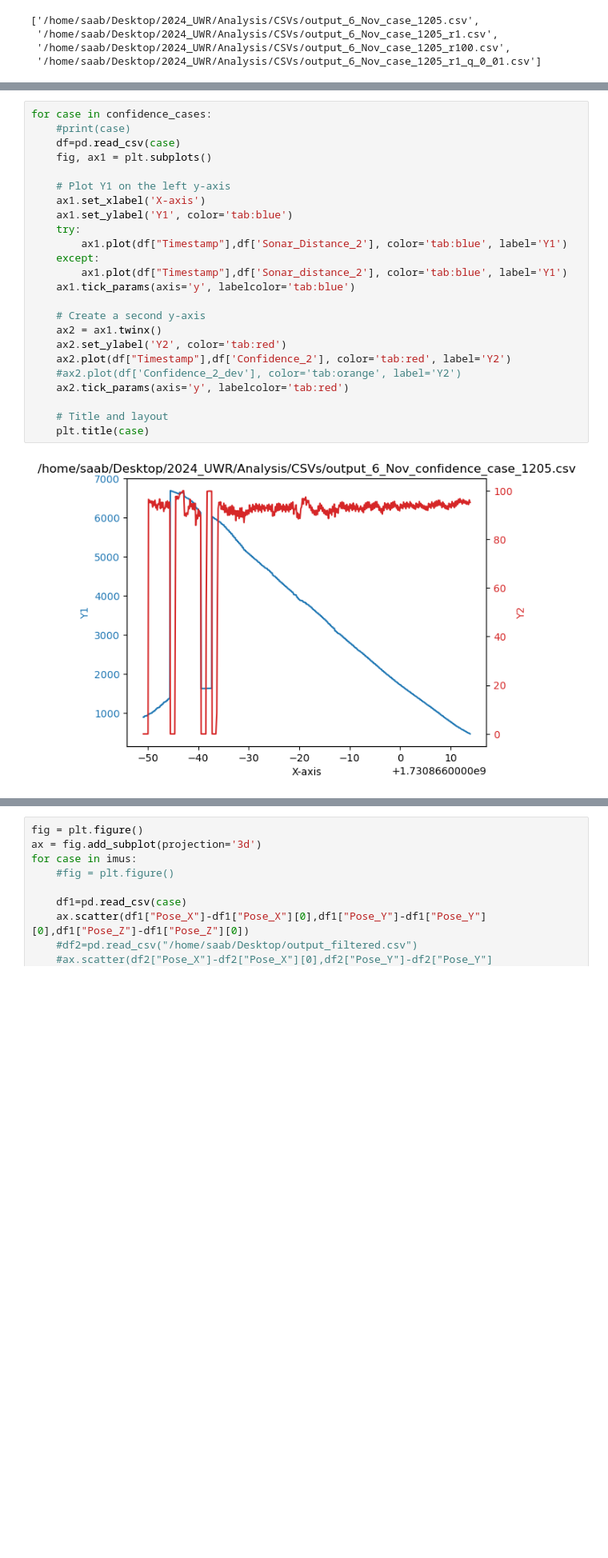
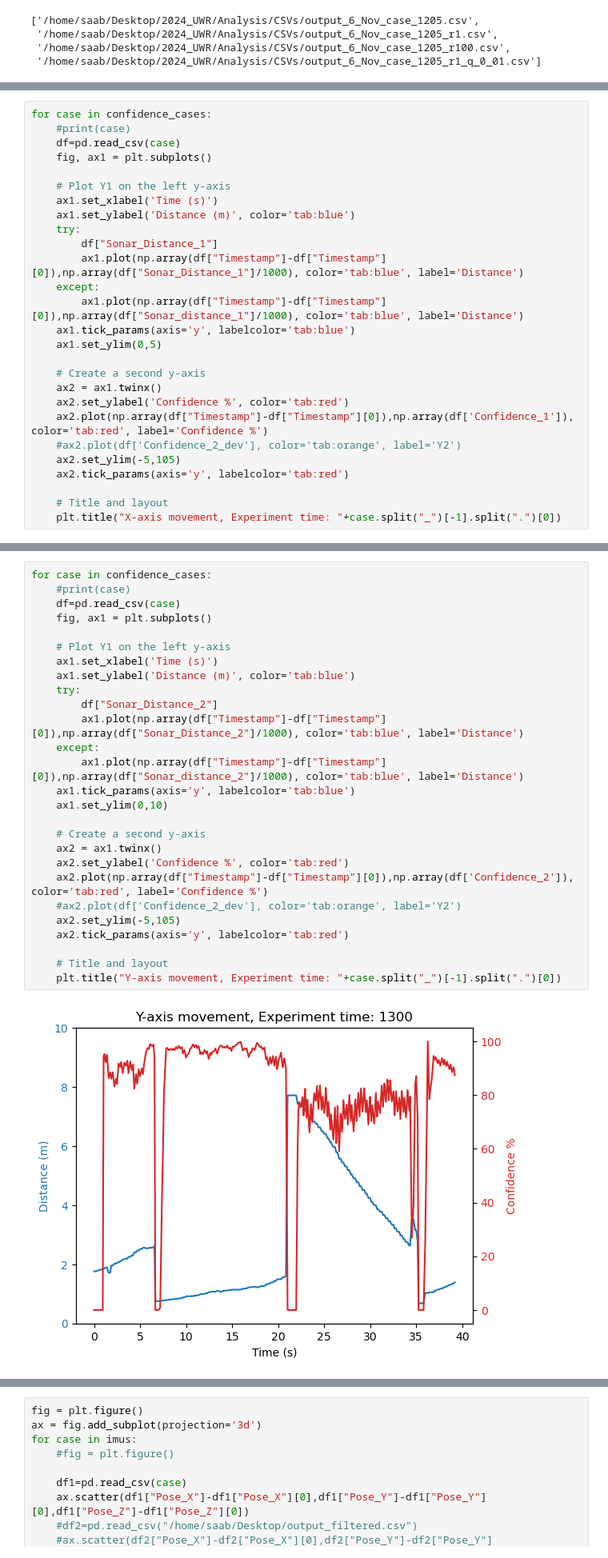
Before and after one commit to SAAB-NTU/2024_UWR, a Jupyter notebook: Analysis/graphs.ipynb, the cells around one changed output, grey strips where cells are left out. Shown at 80% size. Drawn from its saved outputs; the diff is of its cells as text; blank space fills up the shorter version.

```diff
--- a/Analysis/graphs.ipynb
+++ b/Analysis/graphs.ipynb
@@ -200,0 +194,27 @@ df
+# %%
+for case in confidence_cases:
+    #print(case)
+    df=pd.read_csv(case)
+    fig, ax1 = plt.subplots()
+
+    # Plot Y1 on the left y-axis
+    ax1.set_xlabel('Time (s)')
+    ax1.set_ylabel('Distance (m)', color='tab:blue')
+    try:
+        df["Sonar_Distance_1"]
+        ax1.plot(np.array(df["Timestamp"]-df["Timestamp"][0]),np.array(df["Sonar_Distance_1"]/1000), color='tab:blue', label='Distance')
+    except:
+        ax1.plot(np.array(df["Timestamp"]-df["Timestamp"][0]),np.array(df["Sonar_distance_1"]/1000), color='tab:blue', label='Distance')
+    ax1.tick_params(axis='y', labelcolor='tab:blue')
+    ax1.set_ylim(0,5)
+
+    # Create a second y-axis
+    ax2 = ax1.twinx()
+    ax2.set_ylabel('Confidence %', color='tab:red')
+    ax2.plot(np.array(df["Timestamp"]-df["Timestamp"][0]),np.array(df['Confidence_1']), color='tab:red', label='Confidence %')
+    #ax2.plot(df['Confidence_2_dev'], color='tab:orange', label='Y2')
+    ax2.set_ylim(-5,105)
+    ax2.tick_params(axis='y', labelcolor='tab:red')
+
+    # Title and layout
+    plt.title("X-axis movement, Experiment time: "+case.split("_")[-1].split(".")[0])
@@ -201,26 +228,29 @@ df
 # %%
 for case in confidence_cases:
     #print(case)
     df=pd.read_csv(case)
     fig, ax1 = plt.subplots()
 
     # Plot Y1 on the left y-axis
-    ax1.set_xlabel('X-axis')
-    ax1.set_ylabel('Y1', color='tab:blue')
+    ax1.set_xlabel('Time (s)')
+    ax1.set_ylabel('Distance (m)', color='tab:blue')
     try:
-        ax1.plot(df["Timestamp"],df['Sonar_Distance_2'], color='tab:blue', label='Y1')
+        df["Sonar_Distance_2"]
+        ax1.plot(np.array(df["Timestamp"]-df["Timestamp"][0]),np.array(df["Sonar_Distance_2"]/1000), color='tab:blue', label='Distance')
     except:
-        ax1.plot(df["Timestamp"],df['Sonar_distance_2'], color='tab:blue', label='Y1')
+        ax1.plot(np.array(df["Timestamp"]-df["Timestamp"][0]),np.array(df["Sonar_distance_2"]/1000), color='tab:blue', label='Distance')
     ax1.tick_params(axis='y', labelcolor='tab:blue')
+    ax1.set_ylim(0,10)
 
     # Create a second y-axis
     ax2 = ax1.twinx()
-    ax2.set_ylabel('Y2', color='tab:red')
-    ax2.plot(df["Timestamp"],df['Confidence_2'], color='tab:red', label='Y2')
+    ax2.set_ylabel('Confidence %', color='tab:red')
+    ax2.plot(np.array(df["Timestamp"]-df["Timestamp"][0]),np.array(df['Confidence_2']), color='tab:red', label='Confidence %')
     #ax2.plot(df['Confidence_2_dev'], color='tab:orange', label='Y2')
+    ax2.set_ylim(-5,105)
     ax2.tick_params(axis='y', labelcolor='tab:red')
 
     # Title and layout
-    plt.title(case)
+    plt.title("Y-axis movement, Experiment time: "+case.split("_")[-1].split(".")[0])
 # %% [output]
-[figure, old version]
+[figure, new version]
```
Also changed, not shown: parts of 6 cells of this notebook.
